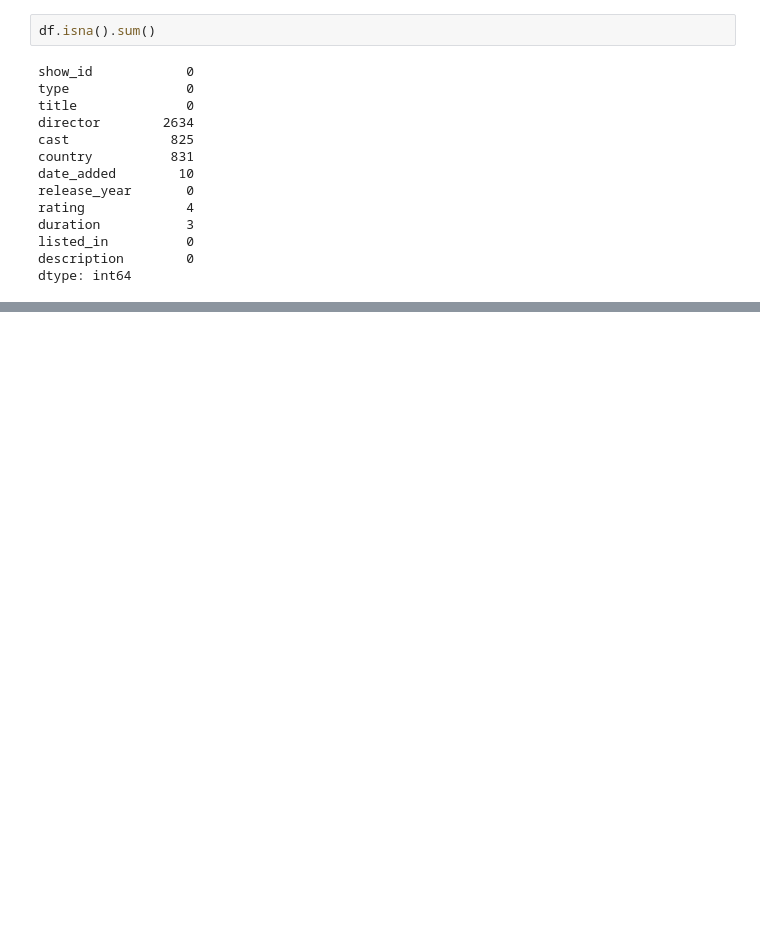
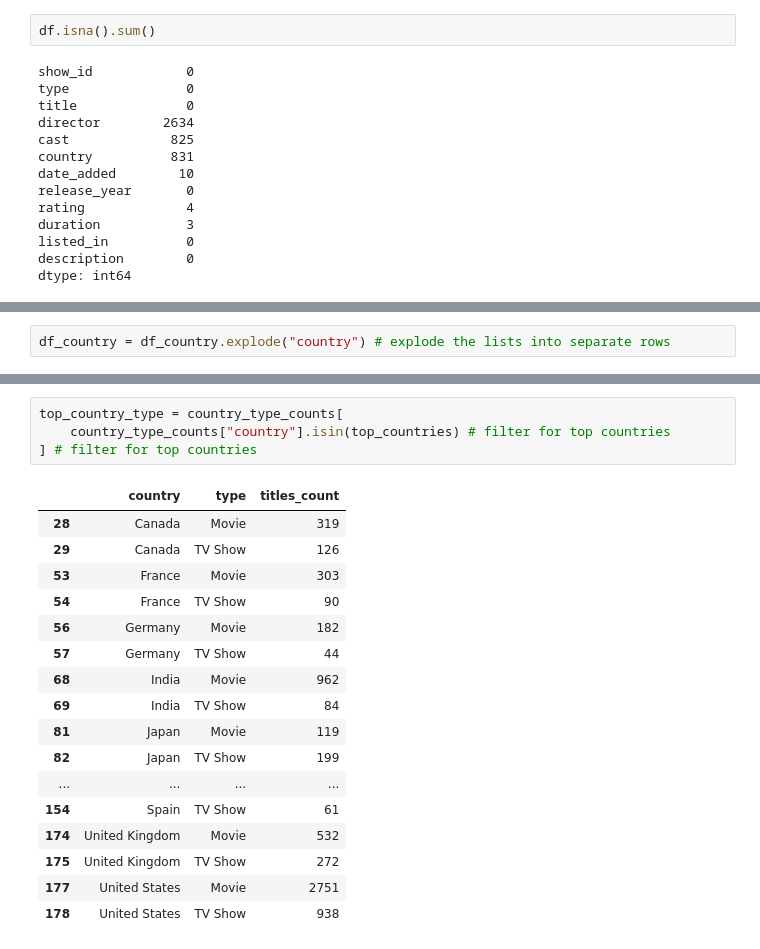
Before and after one commit to Alexey9991984/Projects, a Jupyter notebook: PROJECTS/netflix_top_countries/netflix_top_countries.ipynb, the cells around one changed output, grey strips where cells are left out. Cells and saved outputs as stored; diff of their text form; blank space fills up the shorter version.

```diff
--- a/PROJECTS/netflix_top_countries/netflix_top_countries.ipynb
+++ b/PROJECTS/netflix_top_countries/netflix_top_countries.ipynb
@@ -76,0 +109,2 @@ country_df.plot(kind='bar', figsize=(12,5))
+# %%
+df_country = df_country.explode("country") # explode the lists into separate rows
@@ -76,0 +187,22 @@ country_df.plot(kind='bar', figsize=(12,5))
+# %%
+top_country_type = country_type_counts[
+    country_type_counts["country"].isin(top_countries) # filter for top countries
+] # filter for top countries
+# %% [output]
+|  | country | type | titles_count |
+| 28 | Canada | Movie | 319 |
+| 29 | Canada | TV Show | 126 |
+| 53 | France | Movie | 303 |
+| 54 | France | TV Show | 90 |
+| 56 | Germany | Movie | 182 |
+| 57 | Germany | TV Show | 44 |
+| 68 | India | Movie | 962 |
+| 69 | India | TV Show | 84 |
+| 81 | Japan | Movie | 119 |
+| 82 | Japan | TV Show | 199 |
+| ... | ... | ... | ... |
+| 154 | Spain | TV Show | 61 |
+| 174 | United Kingdom | Movie | 532 |
+| 175 | United Kingdom | TV Show | 272 |
+| 177 | United States | Movie | 2751 |
+| 178 | United States | TV Show | 938 |
```
Also changed, not shown: parts of 24 cells of this notebook.
